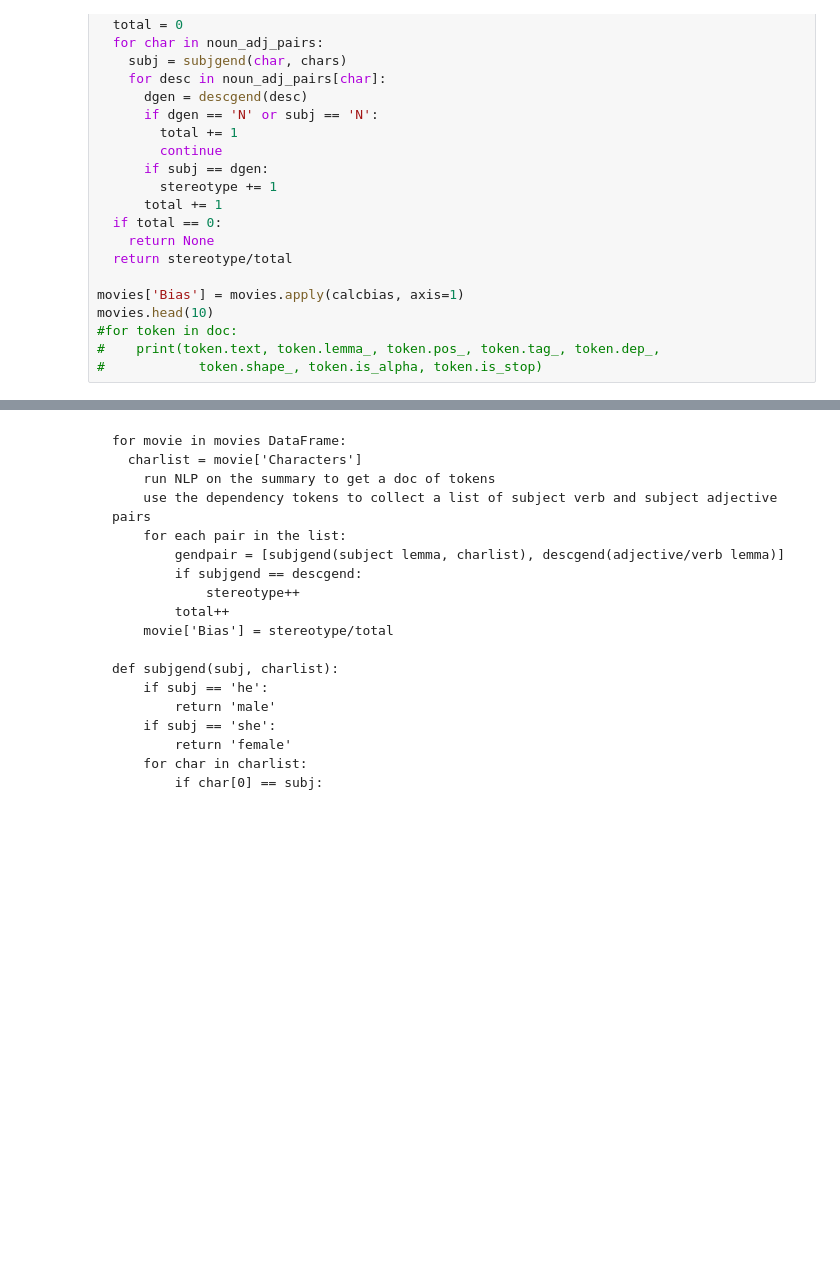
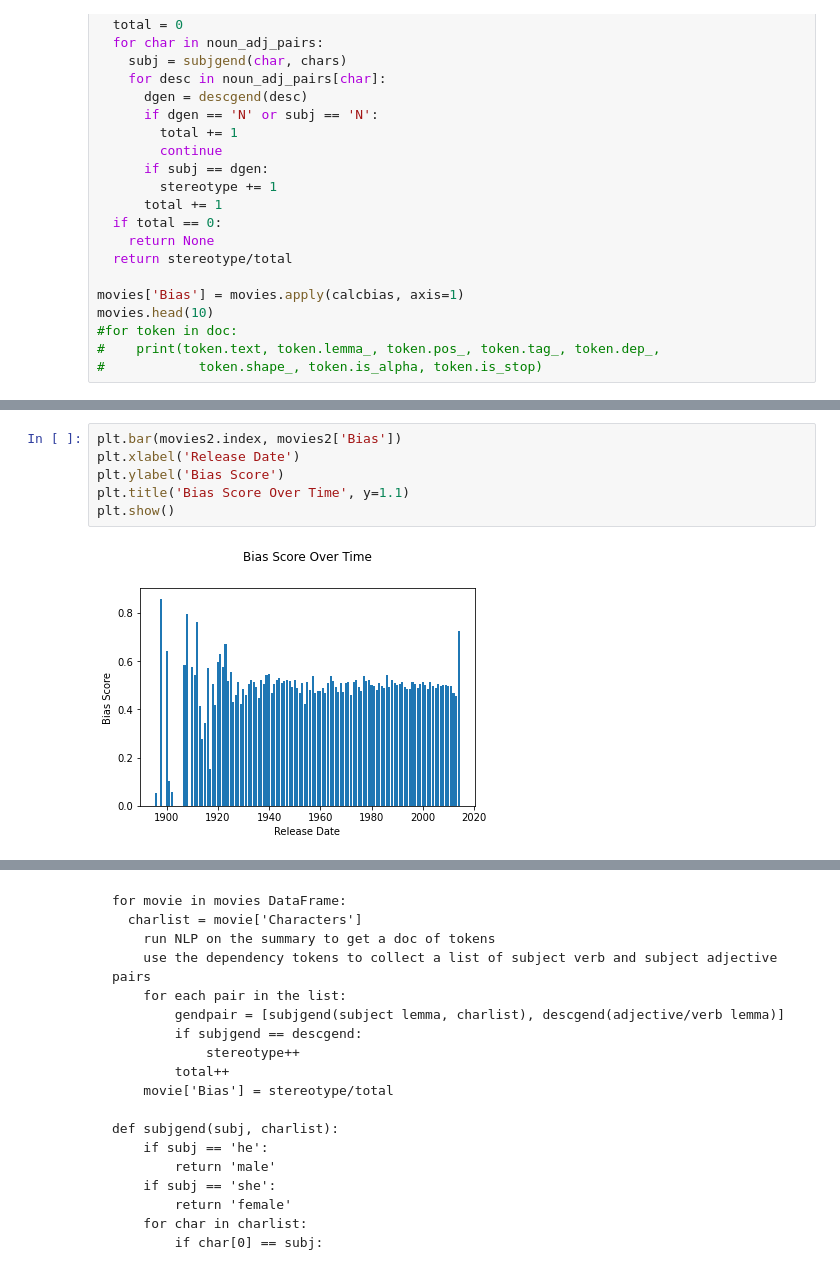
Before and after one commit to rmb176/MovieGenderBias, a Jupyter notebook: Research_Colab_Movie_Analysis.ipynb, the cells around one changed output, grey strips where cells are left out. Drawn from its saved outputs; the diff is of its cells as text; blank space fills up the shorter version.

```diff
--- a/Research_Colab_Movie_Analysis.ipynb
+++ b/Research_Colab_Movie_Analysis.ipynb
@@ -360,0 +334,8 @@ plt.show()
+# %%
+plt.bar(movies2.index, movies2['Bias'])
+plt.xlabel('Release Date')
+plt.ylabel('Bias Score')
+plt.title('Bias Score Over Time', y=1.1)
+plt.show()
+# %% [output]
+[figure, added]
```
Also changed, not shown: parts of 7 cells of this notebook.
